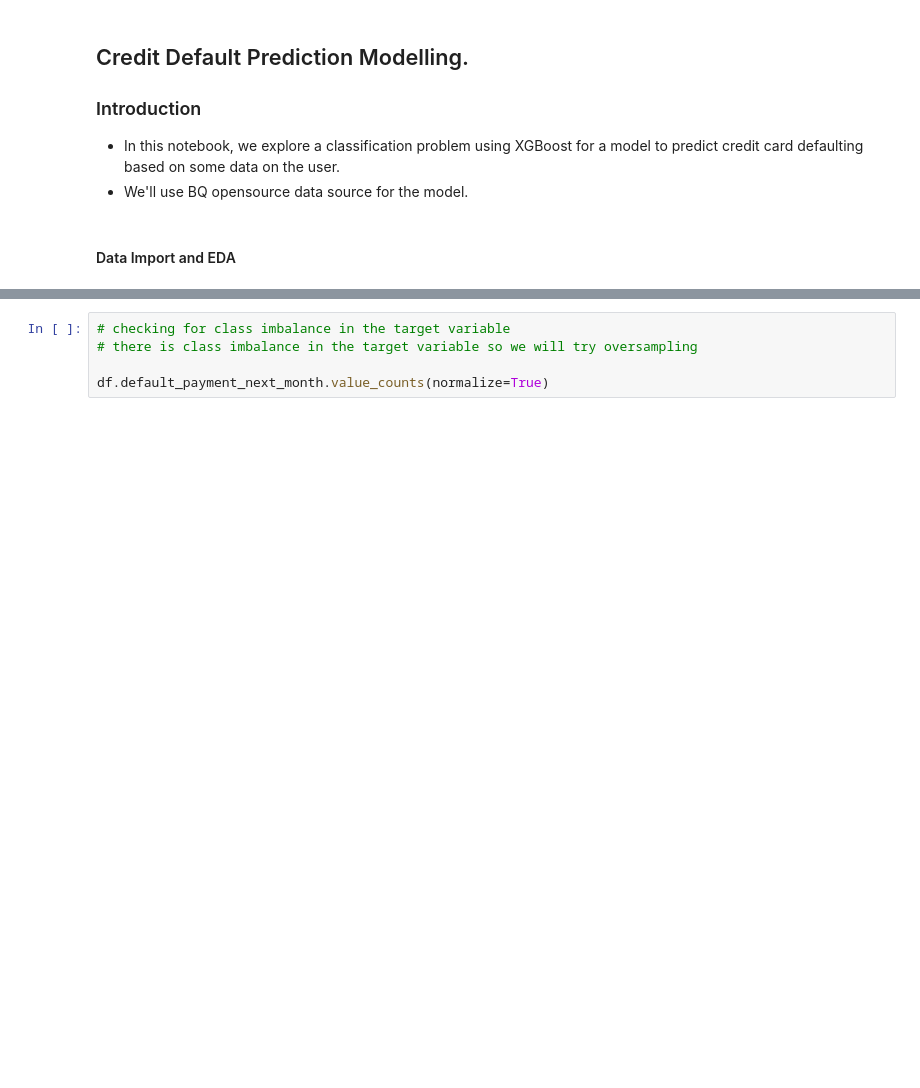
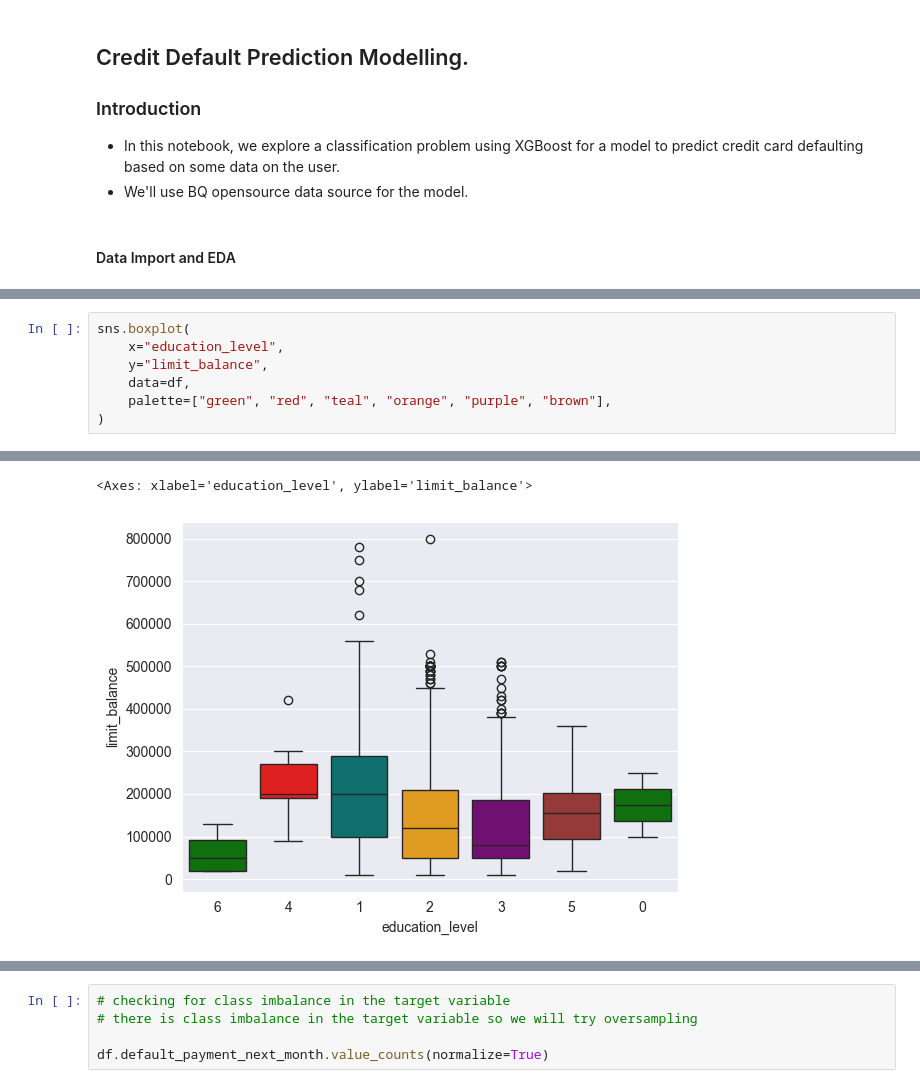
Before and after one commit to AndrewOgega/data-triad, a Jupyter notebook: credit_default_model.ipynb, the cells around one changed output, grey strips where cells are left out. Drawn from its saved outputs; the diff is of its cells as text; blank space fills up the shorter version.

```diff
--- a/credit_default_model.ipynb
+++ b/credit_default_model.ipynb
@@ -74,0 +153,8 @@ df[['sex', 'education_level', 'marital_status']] = df[['sex', 'education_level',
+# %%
+sns.boxplot(
+    x="education_level",
+    y="limit_balance",
+    data=df,
+    palette=["green", "red", "teal", "orange", "purple", "brown"],
+)
+# %% [output]
@@ -74,0 +163,2 @@ df[['sex', 'education_level', 'marital_status']] = df[['sex', 'education_level',
+<Axes: xlabel='education_level', ylabel='limit_balance'>
+[figure, added]
```
Also changed, not shown: parts of 30 cells of this notebook.
